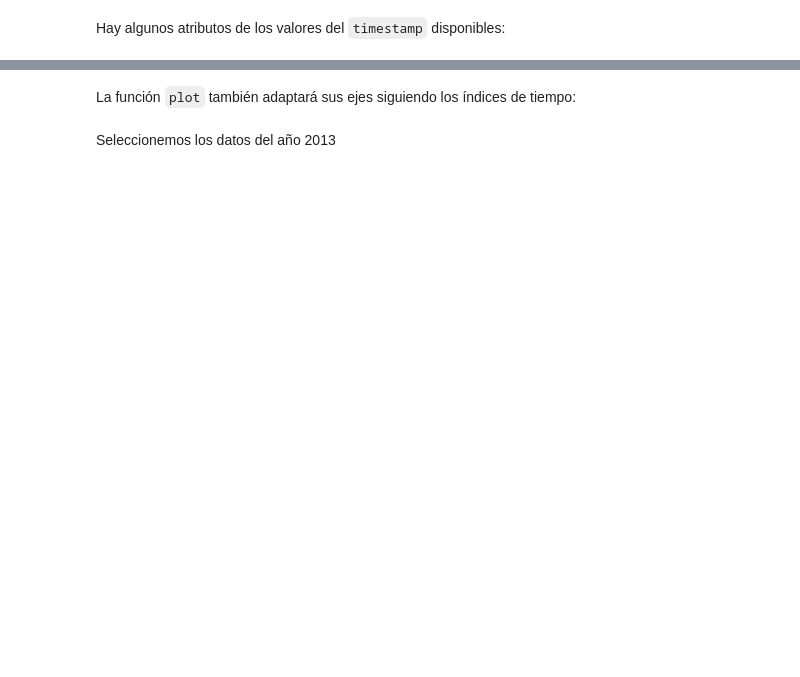
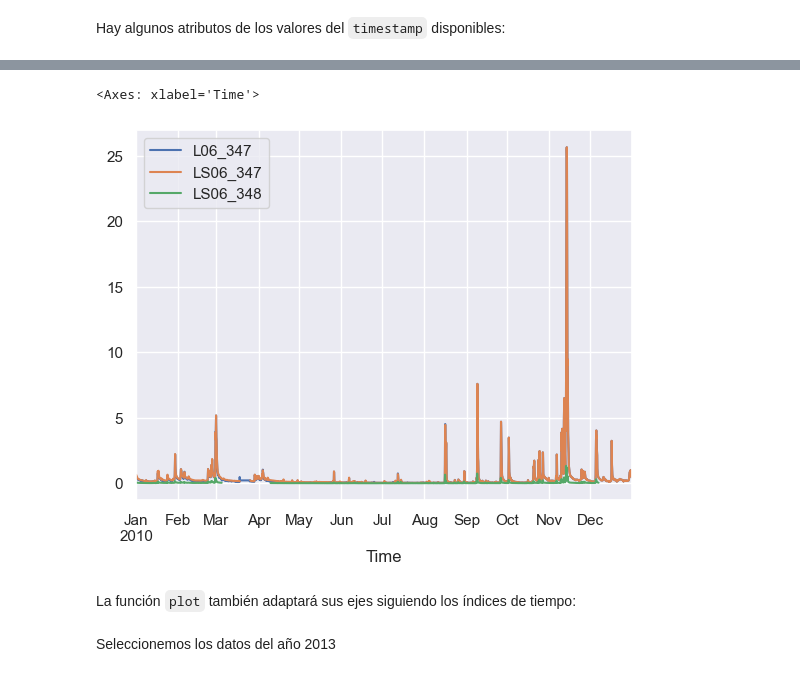
Before and after one commit to chava131011/Data-Science-Coursework, a Jupyter notebook: Classes Resources/CD_09_Tiempo/CD_09_SeriesTemporales.ipynb, the cells around one changed output, grey strips where cells are left out. Cells and saved outputs as stored; diff of their text form; code cells hidden in the pictures; blank space fills up the shorter version.

```diff
--- a/Classes Resources/CD_09_Tiempo/CD_09_SeriesTemporales.ipynb
+++ b/Classes Resources/CD_09_Tiempo/CD_09_SeriesTemporales.ipynb
@@ -563,3 +712,8 @@ Hay algunos atributos de los valores del `timestamp` disponibles:
+# %%
+data[data.index.year == 2010].plot()
+# %% [output]
+<Axes: xlabel='Time'>
+[figure, added]
 # %% [markdown]
 La función `plot` también adaptará sus ejes siguiendo los índices de tiempo:
 # %%
```
Also changed, not shown: parts of 54 cells of this notebook, 1 other file.
